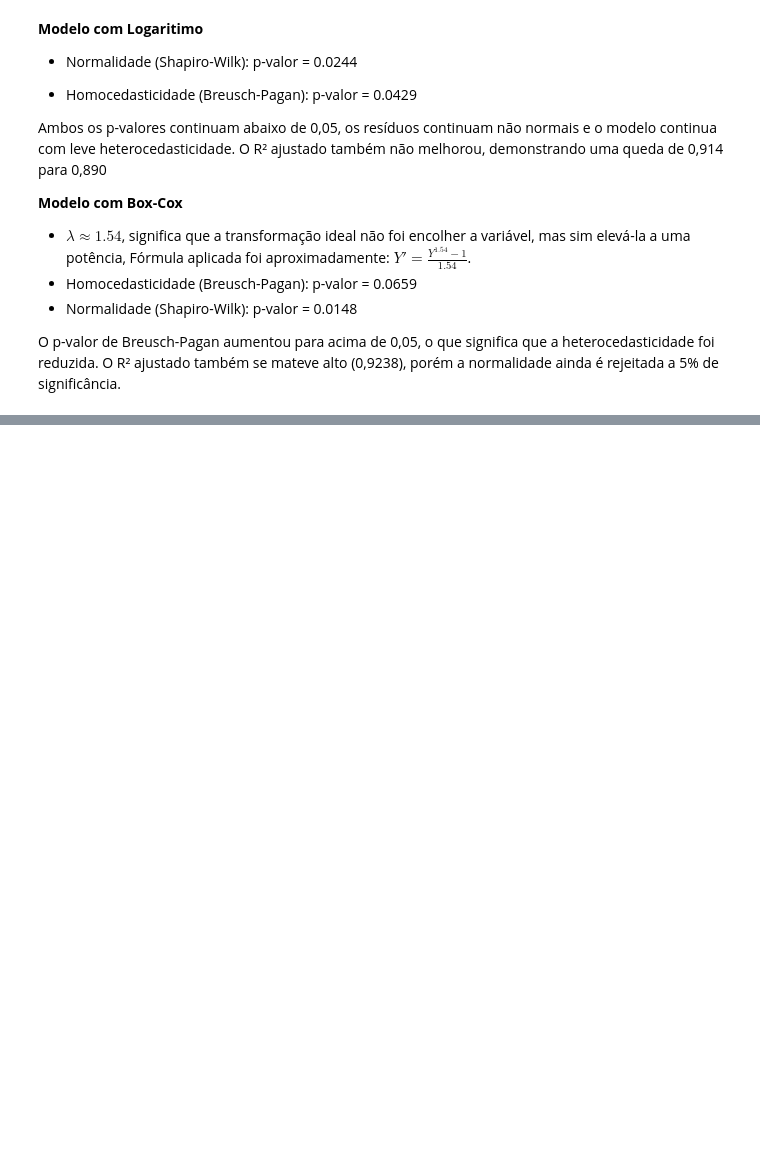
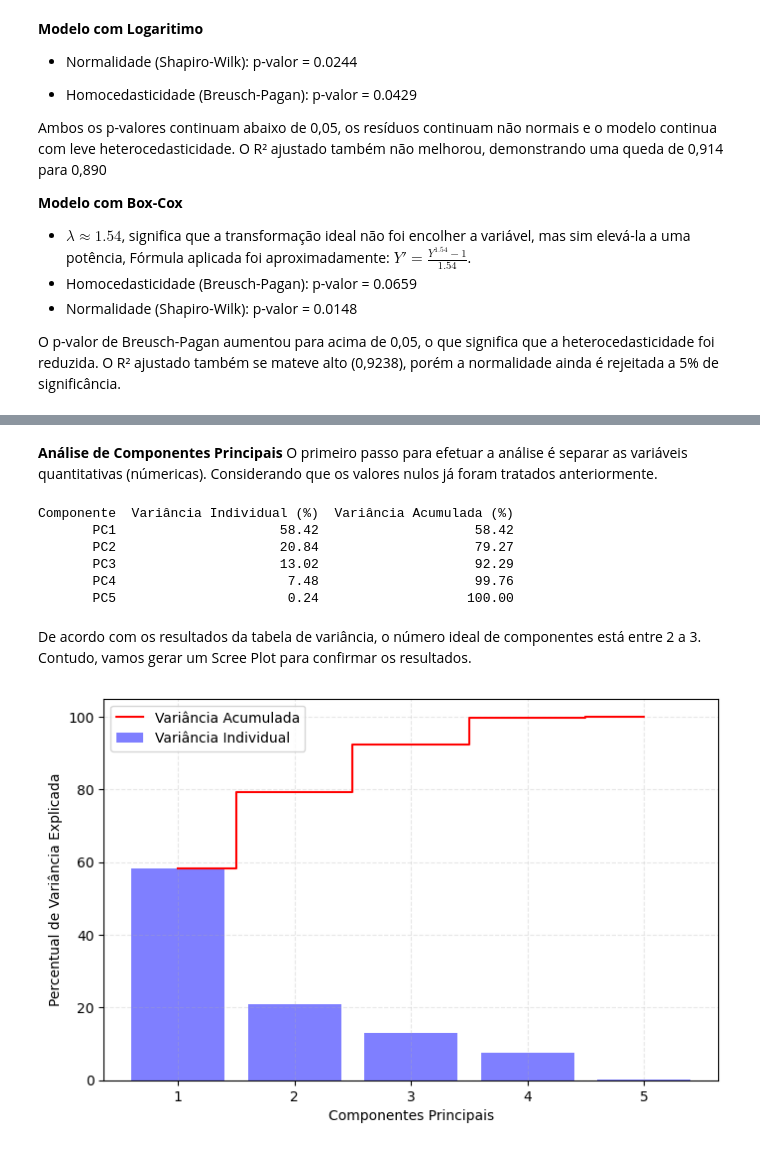
Before and after one commit to LuigiZanon/LNF-analises, a Jupyter notebook: analise.ipynb, the cells around one changed output, grey strips where cells are left out. Cells and saved outputs as stored; diff of their text form; code cells hidden in the pictures; blank space fills up the shorter version.

Commit message:
Análise de Componentes (PCA) e gráfico biplot

```diff
--- a/analise.ipynb
+++ b/analise.ipynb
@@ -460,0 +483,46 @@ O p-valor de Breusch-Pagan aumentou para acima de 0,05, o que significa que a he
+# %% [markdown]
+**Análise de Componentes Principais**
+O primeiro passo para efetuar a análise é separar as variáveis quantitativas (númericas). Considerando que os valores nulos já foram tratados anteriormente.
+# %%
+# Separando variáveis numéricas
+X = df[['Tent', 'Compl', 'Por_Tent', 'PerTD', 'Int']].values
+
+# Padronizando os dados
+X_scaled = StandardScaler().fit_transform(X)
+
+# Executando PCA com o número máximo de componentes no momento
+pca = PCA(n_components=5)
+scores_pca = pca.fit_transform(X_scaled)
+
+# Calculando a variância explicada por cada componente
+var_individual = pca.explained_variance_ratio_
+var_acumulada = np.cumsum(var_individual)
+
+tabela_variancia = pd.DataFrame({
+    'Componente': [f'PC{i+1}' for i in range(5)],
+    'Variância Individual (%)': var_individual * 100,
+    'Variância Acumulada (%)': var_acumulada * 100
+})
+print(tabela_variancia.round(2).to_string(index=False))
+# %% [output]
+Componente  Variância Individual (%)  Variância Acumulada (%)
+       PC1                     58.42                    58.42
+       PC2                     20.84                    79.27
+       PC3                     13.02                    92.29
+       PC4                      7.48                    99.76
+       PC5                      0.24                   100.00
+# %% [markdown]
+De acordo com os resultados da tabela de variância, o número ideal de componentes está entre 2 a 3. Contudo, vamos gerar um Scree Plot para confirmar os resultados.
+# %%
+# Gerando Scree Plot
+plt.figure(figsize=(8, 5))
+plt.bar(range(1, 6), var_individual * 100, color='blue', alpha=0.5, align='center', label='Variância Individual')
+plt.step(range(1, 6), var_acumulada * 100, where='mid', label='Variância Acumulada', color='red')
+plt.xlabel('Componentes Principais')
+plt.ylabel('Percentual de Variância Explicada')
+plt.xticks(range(1, 6))
+plt.legend(loc='best')
+plt.grid(True, linestyle='--', alpha=0.3)
+plt.show()
+# %% [output]
+[figure, added]
```
Also changed, not shown: parts of 11 cells of this notebook, 1 other file.
